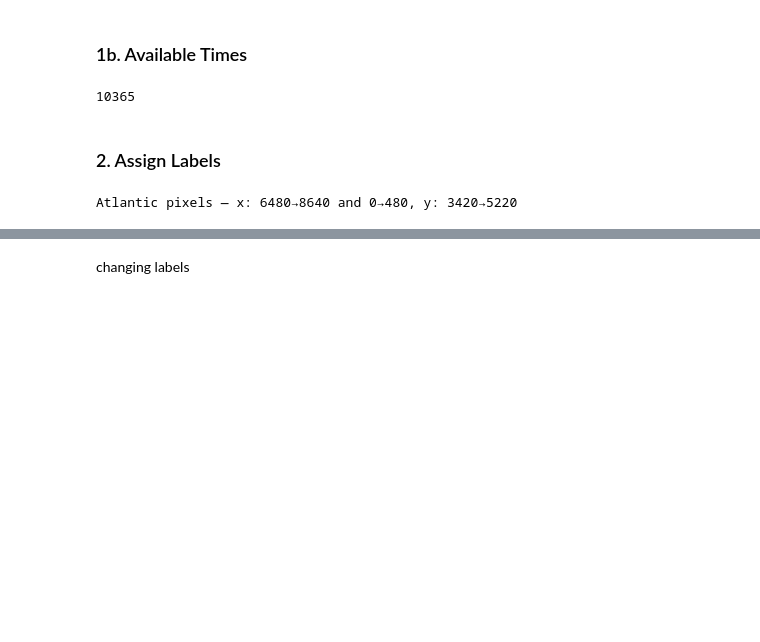
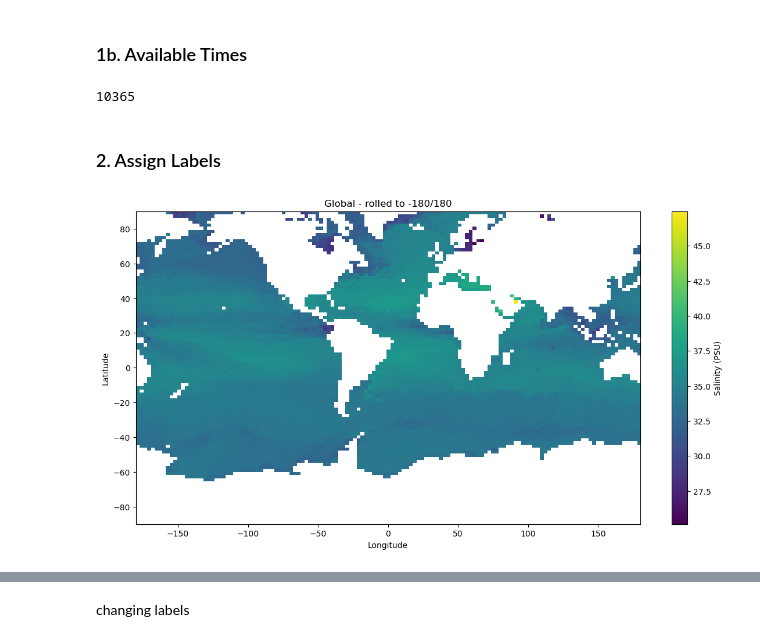
Before and after one commit to acandershock/StormcastML, a Jupyter notebook: project-code/hurricane.ipynb, the cells around one changed output, grey strips where cells are left out. Cells and saved outputs as stored; diff of their text form; code cells hidden in the pictures; blank space fills up the shorter version.

```diff
--- a/project-code/hurricane.ipynb
+++ b/project-code/hurricane.ipynb
@@ -132,32 +132,26 @@ import pandas as pd
 import numpy as np
 import datetime
 # %%
-# Confirmed: full grid is [0,0,0] to [8640, 6480, 90]
-# So the mapping is:
-# x: 0→8640 = 0°→360° longitude (NOT -180 to 180!)
-# y: 0→6480 = -90°→90° latitude
+salt_raw = data[0]  # shape (102, 135)
 
-# That explains the global plot — longitude starts at 0° (Greenwich), goes EAST
-# Atlantic in 0-360 space is roughly lon: 280→360 (west) and 0→20 (east)
+# Roll the array so it goes -180→180 instead of 0→360
+# Midpoint is at pixel index 135//2 = 67
+salt_rolled = np.roll(salt_raw, shift=135//2, axis=1)  # shift columns by half
 
-# Convert Atlantic lat/lon bounds to pixel indices
-def lon_to_x(lon_deg, total_x=8640):
-    """Convert longitude (-180 to 180 or 0 to 360) to pixel index"""
-    if lon_deg < 0:
-        lon_deg += 360   # convert -80 → 280, etc.
-    return int(lon_deg / 360 * total_x)
+# Now build proper -180→180 coordinates
+lons = np.linspace(-180, 180, 135)
+lats = np.linspace(-90,   90, 102)
 
-def lat_to_y(lat_deg, total_y=6480):
-    """Convert latitude (-90 to 90) to pixel index"""
-    return int((lat_deg + 90) / 180 * total_y)
-
-# Atlantic bounds
-x_west = lon_to_x(-90)
-x_east = lon_to_x(20)
-y_south = lat_to_y(5)
-y_north = lat_to_y(55)
-
-print(f"Atlantic pixels — x: {x_west}→8640 and 0→{x_east}, y: {y_south}→{y_north}")
+# Check it looks right globally first
+plt.figure(figsize=(14, 7))
+plt.imshow(np.where(salt_rolled > 1, salt_rolled, np.nan),
+           origin='lower', aspect='auto',
+           extent=[-180, 180, -90, 90])
+plt.colorbar(label='Salinity (PSU)')
+plt.title('Global - rolled to -180/180')
+plt.xlabel('Longitude')
+plt.ylabel('Latitude')
+plt.show()
 # %% [output]
-Atlantic pixels — x: 6480→8640 and 0→480, y: 3420→5220
+[figure, added]
 # %%
```
Also changed, not shown: parts of 6 cells of this notebook.
